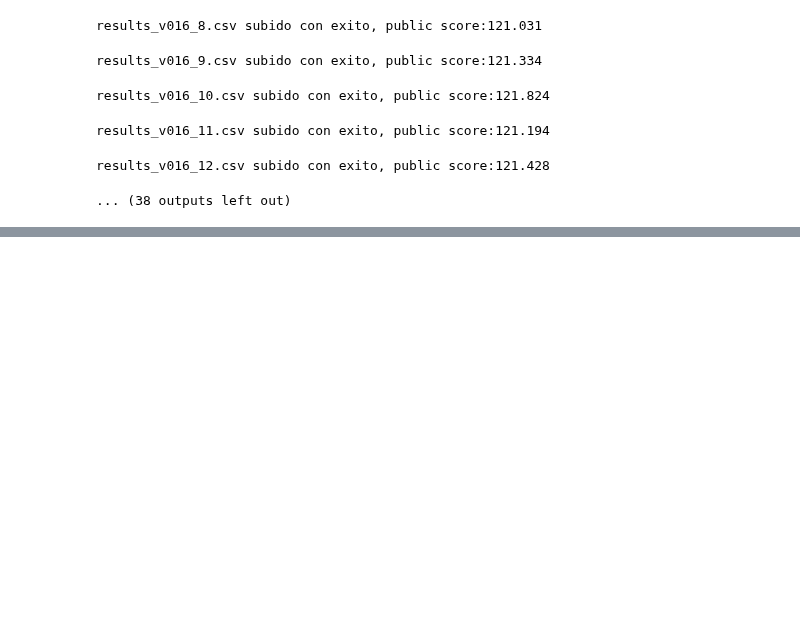
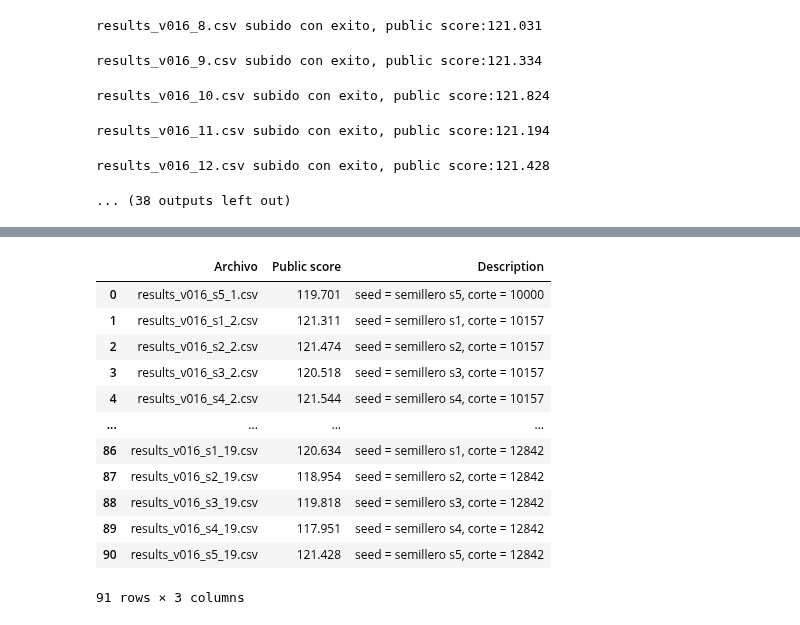
Before and after one commit to eanegrin/dmeyf2024, a Jupyter notebook: competencia_2/model_v16/j10_kaggle_submit.ipynb, the cells around one changed output, grey strips where cells are left out. Cells and saved outputs as stored; diff of their text form; code cells hidden in the pictures; blank space fills up the shorter version.

```diff
--- a/competencia_2/model_v16/j10_kaggle_submit.ipynb
+++ b/competencia_2/model_v16/j10_kaggle_submit.ipynb
@@ -117,0 +120,24 @@ resultados.to_excel(f'{files_path}scores_{version}.xlsx', index=False)
+# %%
+puntos_corte = np.linspace(10000, 13000, 20).astype(int)
+# %%
+# diccionario con la semilla y el corte de cada version
+combinations = {}
+
+counter = 1
+
+for corte in puntos_corte:
+    for subsemillero in ['s1','s2','s3','s4','s5']:
+        combinations[counter] = {'seed': f'semillero {subsemillero}','corte':int(corte)}
+        counter += 1
+
+# path de cada version
+files = [f'{files_path}results_{version}_{subsemillero}_{i}.csv' for i in range(1,21) for subsemillero in ['s1','s2','s3','s4','s5']]
+
+# descripcion de cada edicion
+descriptions= [
+    f"seed = {combinations[i]['seed']}, corte = {combinations[i]['corte']}"
+    for i in range(1, len(combinations)+1)
+]
+# %%
+api = KaggleApi()
+api.authenticate()
@@ -117,0 +181,29 @@ resultados.to_excel(f'{files_path}scores_{version}.xlsx', index=False)
+# %%
+resultados = pd.DataFrame({
+    'Archivo': archivos,
+    'Public score': scores,
+    'Description':descripciones
+})
+
+# df = pd.DataFrame({
+#     'seed': np.repeat('semillero', len(puntos_corte)),
+#     'corte': np.tile(puntos_corte, 1)
+# })
+
+# resultados = pd.concat([resultados, df], axis=1)
+# %%
+resultados
+# %% [output]
+|  | Archivo | Public score | Description |
+| 0 | results_v016_s5_1.csv | 119.701 | seed = semillero s5, corte = 10000 |
+| 1 | results_v016_s1_2.csv | 121.311 | seed = semillero s1, corte = 10157 |
+| 2 | results_v016_s2_2.csv | 121.474 | seed = semillero s2, corte = 10157 |
+| 3 | results_v016_s3_2.csv | 120.518 | seed = semillero s3, corte = 10157 |
+| 4 | results_v016_s4_2.csv | 121.544 | seed = semillero s4, corte = 10157 |
+| ... | ... | ... | ... |
+| 86 | results_v016_s1_19.csv | 120.634 | seed = semillero s1, corte = 12842 |
+| 87 | results_v016_s2_19.csv | 118.954 | seed = semillero s2, corte = 12842 |
+| 88 | results_v016_s3_19.csv | 119.818 | seed = semillero s3, corte = 12842 |
+| 89 | results_v016_s4_19.csv | 117.951 | seed = semillero s4, corte = 12842 |
+| 90 | results_v016_s5_19.csv | 121.428 | seed = semillero s5, corte = 12842 |
+91 rows × 3 columns
```
Also changed, not shown: parts of 3 cells of this notebook, 2 other files.
